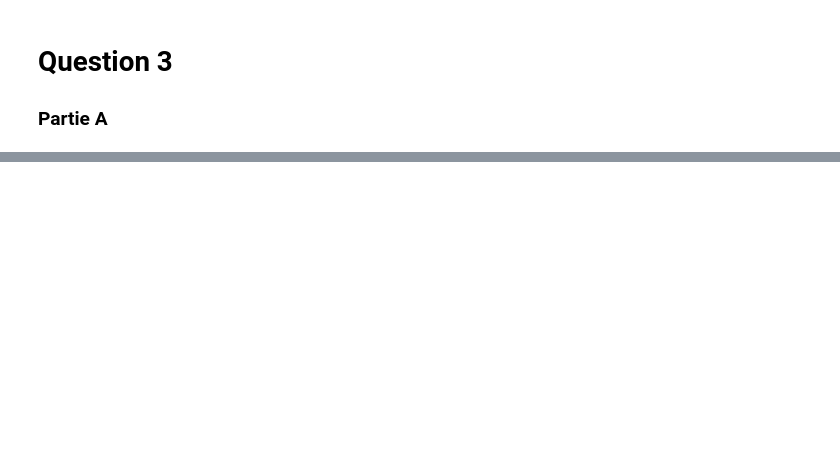
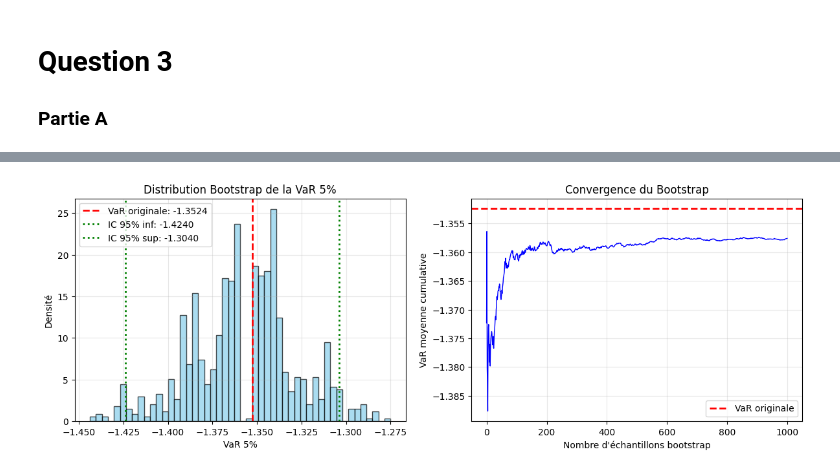
Before and after one commit to VincentD1209/TP1-ECONO, a Jupyter notebook: TP1 Q3.ipynb, the cells around one changed output, grey strips where cells are left out. Drawn from its saved outputs; the diff is of its cells as text; code cells hidden in the pictures; blank space fills up the shorter version.

```diff
--- a/TP1 Q3.ipynb
+++ b/TP1 Q3.ipynb
@@ -237,0 +344,78 @@ print(f"\n✅ Simulation et analyse terminées!")
+# %%
+# Paramètres du bootstrap
+n_bootstrap = 1000
+confidence_level = 0.05
+bootstrap_ci = 0.95
+
+def bootstrap_var(data, n_bootstrap=1000, confidence_level=0.05):
+
+    n_obs = len(data)
+    bootstrap_vars = []
+
+    np.random.seed(42)
+
+    for i in range(n_bootstrap):
+        bootstrap_sample = np.random.choice(data, size=n_obs, replace=True)
+
+        var_bootstrap = np.quantile(bootstrap_sample, confidence_level)
+        bootstrap_vars.append(var_bootstrap)
+
+    bootstrap_vars = np.array(bootstrap_vars)
+
+    # Statistiques de la distribution bootstrap
+    var_original = np.quantile(data, confidence_level)
+    var_bootstrap_mean = np.mean(bootstrap_vars)
+    var_bootstrap_std = np.std(bootstrap_vars)
+
+    print(f"\nRÉSULTATS DU BOOTSTRAP:")
+    print(f"VaR originale (échantillon complet): {var_original:.4f}")
+    print(f"VaR bootstrap moyenne: {var_bootstrap_mean:.4f}")
+    print(f"Écart-type bootstrap: {var_bootstrap_std:.4f}")
+    print(f"Biais estimé: {var_bootstrap_mean - var_original:.4f}")
+
+    return bootstrap_vars, var_original
+
+# Exécution du bootstrap sur les données Student-t
+bootstrap_vars, var_original = bootstrap_var(returns_t_normalized, n_bootstrap, confidence_level)
+
+# Calcul de l'intervalle de confiance
+alpha = 1 - bootstrap_ci
+ci_lower = np.quantile(bootstrap_vars, alpha/2)
+ci_upper = np.quantile(bootstrap_vars, 1 - alpha/2)
+ci_width = ci_upper - ci_lower
+
+print(f"\nINTERVALLE DE CONFIANCE À {bootstrap_ci*100}%:")
+print(f"Borne inférieure: {ci_lower:.4f}")
+print(f"Borne supérieure: {ci_upper:.4f}")
+print(f"Largeur de l'intervalle: {ci_width:.4f}")
+print(f"Largeur relative: {ci_width/abs(var_original)*100:.2f}%")
+
+
+plt.figure(figsize=(12, 8))
+
+# Histogramme de la distribution bootstrap
+plt.subplot(2, 2, 1)
+plt.hist(bootstrap_vars, bins=50, alpha=0.7, color='skyblue', density=True, edgecolor='black')
+plt.axvline(var_original, color='red', linestyle='--', linewidth=2, label=f'VaR originale: {var_original:.4f}')
+plt.axvline(ci_lower, color='green', linestyle=':', linewidth=2, label=f'IC 95% inf: {ci_lower:.4f}')
+plt.axvline(ci_upper, color='green', linestyle=':', linewidth=2, label=f'IC 95% sup: {ci_upper:.4f}')
+plt.xlabel('VaR 5%')
+plt.ylabel('Densité')
+plt.title('Distribution Bootstrap de la VaR 5%')
+plt.legend()
+plt.grid(True, alpha=0.3)
+
+# Évolution des estimations bootstrap
+plt.subplot(2, 2, 2)
+cumulative_mean = np.cumsum(bootstrap_vars) / np.arange(1, len(bootstrap_vars) + 1)
+plt.plot(cumulative_mean, color='blue', linewidth=1)
+plt.axhline(var_original, color='red', linestyle='--', linewidth=2, label='VaR originale')
+plt.xlabel('Nombre d\'échantillons bootstrap')
+plt.ylabel('VaR moyenne cumulative')
+plt.title('Convergence du Bootstrap')
+plt.legend()
+plt.grid(True, alpha=0.3)
+
+plt.tight_layout()
+plt.show()
+# %% [output]
@@ -237,0 +433 @@ print(f"\n✅ Simulation et analyse terminées!")
+[figure, added]
```
Also changed, not shown: parts of 22 cells of this notebook.
